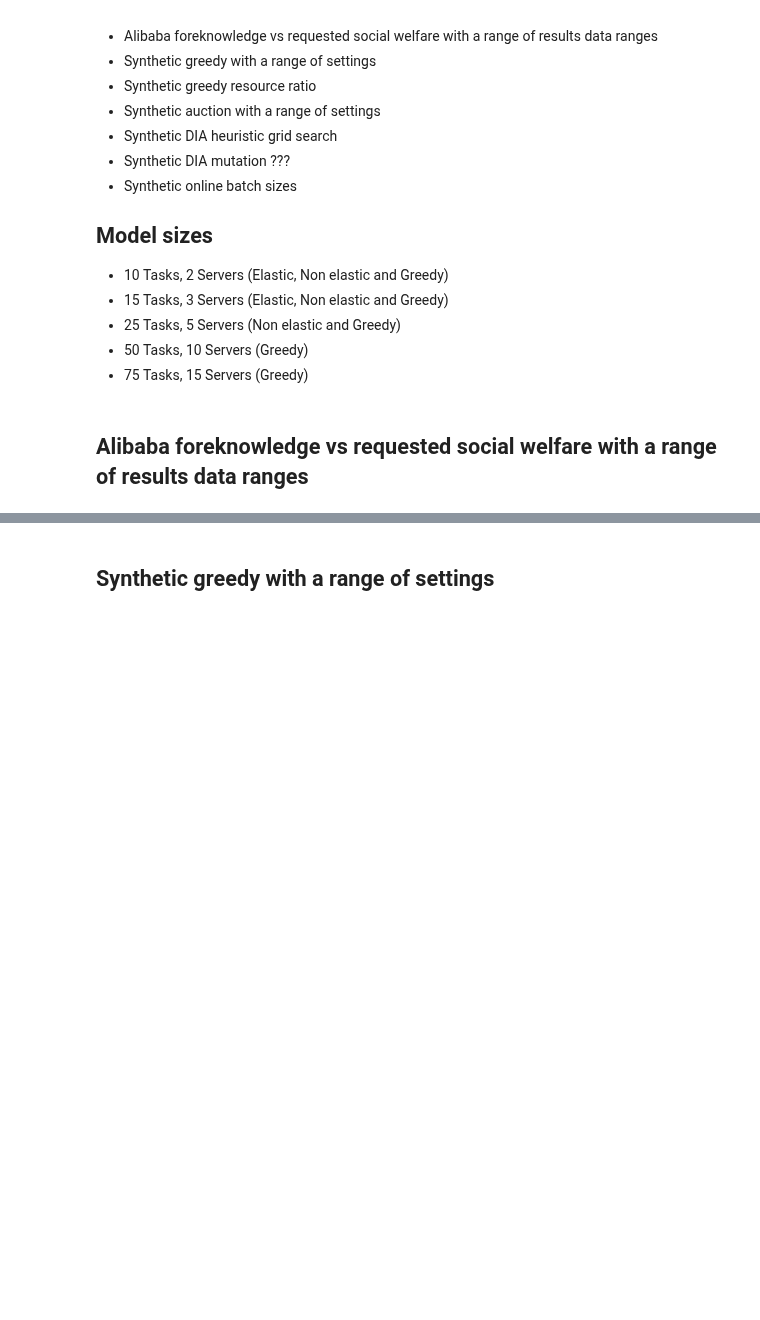
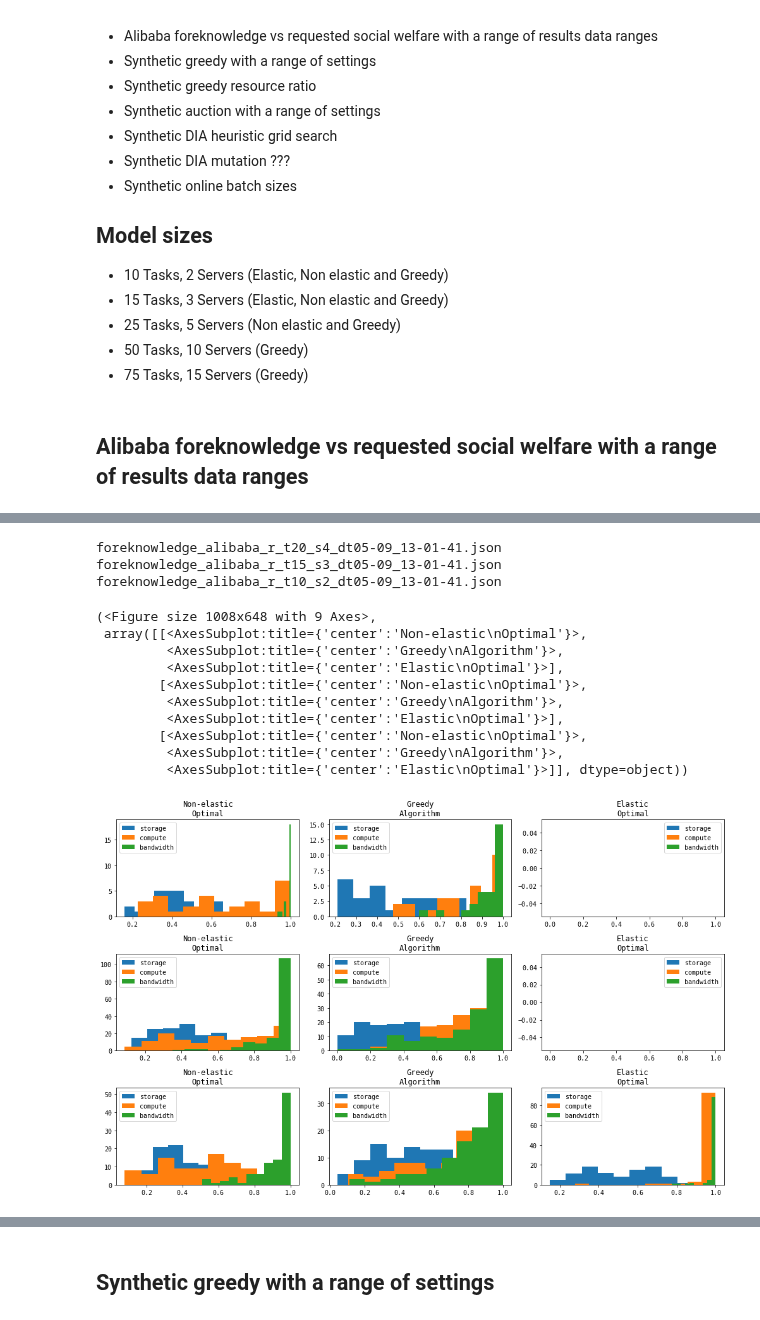
Before and after one commit to pseudo-rnd-thoughts/Elastic-Resource-Allocation, a Jupyter notebook: analysis/overall.ipynb, the cells around one changed output, grey strips where cells are left out. Drawn from its saved outputs; the diff is of its cells as text; code cells hidden in the pictures; blank space fills up the shorter version.

```diff
--- a/analysis/overall.ipynb
+++ b/analysis/overall.ipynb
@@ -41,3 +55,27 @@ greedy_algo = 'Greedy Utility * deadline / Sum, Sum, Percent Sum'
+# %%
+def greedy_resource_usage(folder, filenames, algos, algo_names):
+    fig, axs = plt.subplots(len(filenames), 3, figsize=(14, 3*len(filenames)))
+    for pos, filename in enumerate(filenames):
+        print(filename)
+        with open(f'{folder}/{filename}') as file:
+            data = json.load(file)
+
+        algo_resource_usage = {algo: {'storage': [], 'compute': [], 'bandwidth': []} for algo in algos}
+        for result in data:
+            for algo in algos:
+                if algo in result:
+                    algo_resource_usage[algo]['storage'] += list(result[algo]['server storage usage'].values())
+                    algo_resource_usage[algo]['compute'] += list(result[algo]['server compute usage'].values())
+                    algo_resource_usage[algo]['bandwidth'] += list(result[algo]['server bandwidth usage'].values())
+
+        for ax, (algo, resource_usage), name in zip(axs[pos], algo_resource_usage.items(), algo_names):
+            ax.set_title(name)
+            for resource, usage in resource_usage.items():
+                ax.hist(usage, label=resource)
+            ax.legend()
+
+    plt.tight_layout()
+    return fig, axs
 # %% [markdown]
 ## Alibaba foreknowledge vs requested social welfare with a range of results data ranges
 # %%
@@ -83,0 +98,17 @@ Save file location: figs/pdf/alibaba_requested.pdf
+# %%
+_ = greedy_resource_usage('../data/alibaba', os.listdir('../data/alibaba'), algos, algo_names)
+# %% [output]
+foreknowledge_alibaba_r_t20_s4_dt05-09_13-01-41.json
+foreknowledge_alibaba_r_t15_s3_dt05-09_13-01-41.json
+foreknowledge_alibaba_r_t10_s2_dt05-09_13-01-41.json
+(<Figure size 1008x648 with 9 Axes>,
+ array([[<AxesSubplot:title={'center':'Non-elastic\nOptimal'}>,
+         <AxesSubplot:title={'center':'Greedy\nAlgorithm'}>,
+         <AxesSubplot:title={'center':'Elastic\nOptimal'}>],
+        [<AxesSubplot:title={'center':'Non-elastic\nOptimal'}>,
+         <AxesSubplot:title={'center':'Greedy\nAlgorithm'}>,
+         <AxesSubplot:title={'center':'Elastic\nOptimal'}>],
+        [<AxesSubplot:title={'center':'Non-elastic\nOptimal'}>,
+         <AxesSubplot:title={'center':'Greedy\nAlgorithm'}>,
+         <AxesSubplot:title={'center':'Elastic\nOptimal'}>]], dtype=object))
+[figure, added]
```
Also changed, not shown: parts of 10 cells of this notebook, 3 other files.
